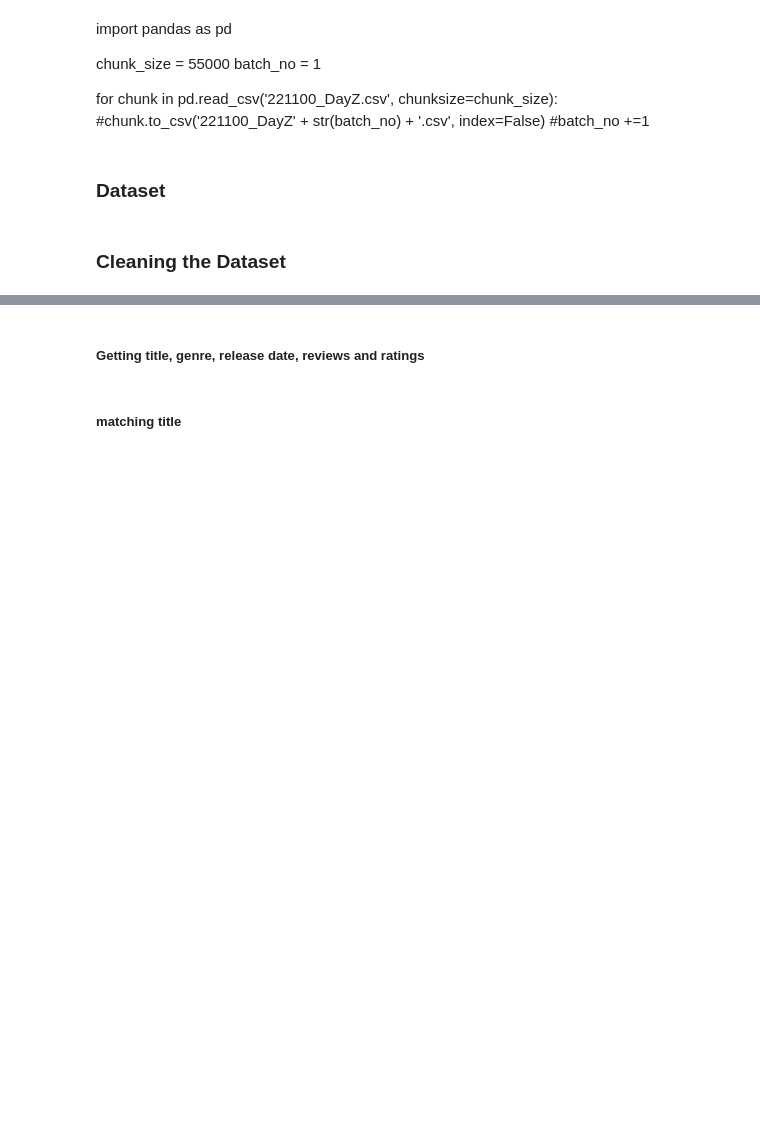
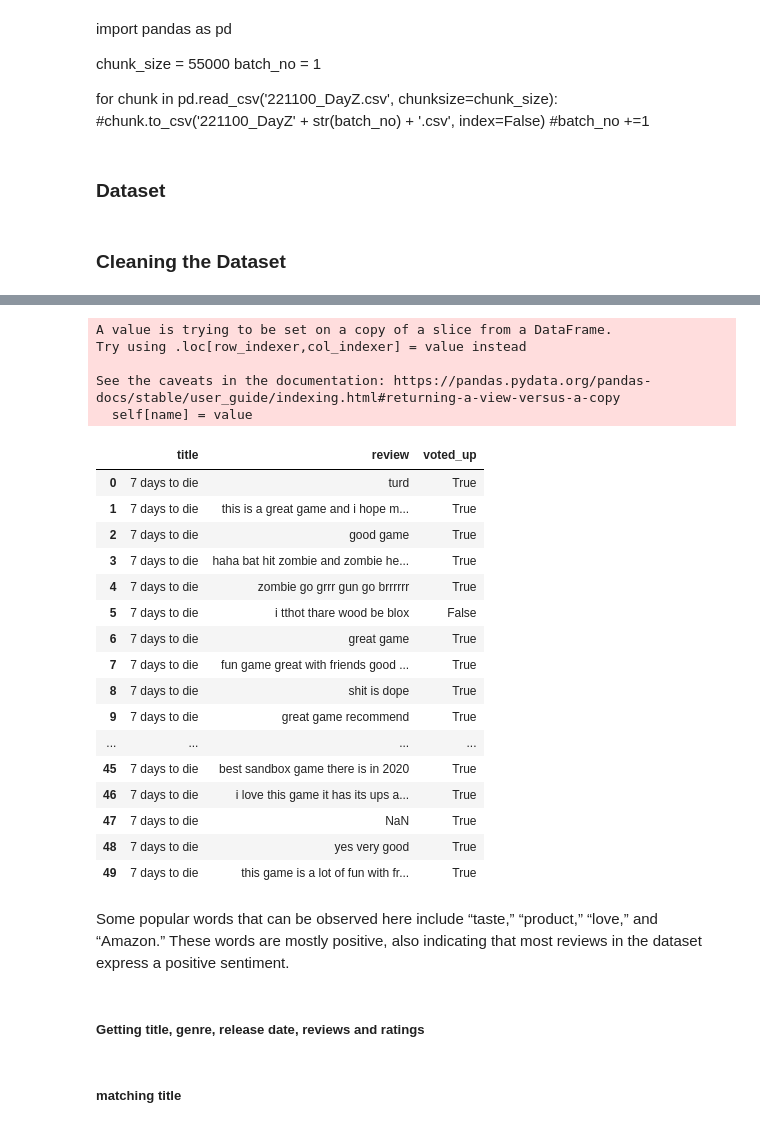
Before and after one commit to pyaepyaelily/videoGame, a Jupyter notebook: videoGame.ipynb, the cells around one changed output, grey strips where cells are left out. Saved outputs shown, nothing was run; the diff lists cells and outputs as text; code cells hidden in the pictures; blank space fills up the shorter version.

Commit message:
trying text analysis

```diff
--- a/videoGame.ipynb
+++ b/videoGame.ipynb
@@ -60,0 +74,8 @@ steamData['title'] = hero.clean(steamData['name'], pipeline = custom_pipeline)
+# %%
+steamReviews_1 = steamCombinedReviews.iloc[:50,:]
+# %%
+chunks = list()
+chunk_size = 10
+num_chunks = len(steamReviews_1) // chunk_size + 1
+for i in range(num_chunks):
+    chunks.append(steamReviews_1[i*chunk_size:(i+1)*chunk_size])
@@ -60,0 +124,46 @@ steamData['title'] = hero.clean(steamData['name'], pipeline = custom_pipeline)
+# %%
+from texthero import stopwords
+default_stopwords = stopwords.DEFAULT
+custom_stopwords = default_stopwords.union(set(["game","mods"]))
+
+
+custom_pipeline_review = [preprocessing.fillna
+                          , preprocessing.lowercase
+                          , preprocessing.remove_punctuation
+                          , preprocessing.remove_diacritics
+                          , preprocessing.remove_whitespace
+                          , preprocessing.drop_no_content]
+
+#steamCombinedReviews['clean_review'] = hero.clean(steamCombinedReviews['review'], pipeline = custom_pipeline_review)
+
+for dataframeTest in chunks:
+    dataframeTest.review = hero.clean(dataframeTest.review, pipeline = custom_pipeline_review)
+    #dataframeTest.review = hero.remove_stopwords(dataframeTest.review, custom_stopwords)
+# %% [output]
+A value is trying to be set on a copy of a slice from a DataFrame.
+Try using .loc[row_indexer,col_indexer] = value instead
+
+See the caveats in the documentation: https://pandas.pydata.org/pandas-docs/stable/user_guide/indexing.html#returning-a-view-versus-a-copy
+  self[name] = value
+# %%
+df = pd.concat(chunks)
+# %%
+df
+# %% [output]
+|  | title | review | voted_up |
+| 0 | 7 days to die | turd | True |
+| 1 | 7 days to die | this is a great game and i hope m... | True |
+| 2 | 7 days to die | good game | True |
+| 3 | 7 days to die | haha bat hit zombie and zombie he... | True |
+| 4 | 7 days to die | zombie go grrr gun go brrrrrr | True |
+| 5 | 7 days to die | i tthot thare wood be blox | False |
+| 6 | 7 days to die | great game | True |
+| 7 | 7 days to die | fun game great with friends good ... | True |
+| 8 | 7 days to die | shit is dope | True |
+| 9 | 7 days to die | great game recommend | True |
+| ... | ... | ... | ... |
+| 45 | 7 days to die | best sandbox game there is in 2020 | True |
+| 46 | 7 days to die | i love this game it has its ups a... | True |
+| 47 | 7 days to die | NaN | True |
+| 48 | 7 days to die | yes very good | True |
+| 49 | 7 days to die | this game is a lot of fun with fr... | True |
@@ -61,3 +178,5 @@ steamData['title'] = hero.clean(steamData['name'], pipeline = custom_pipeline)
+# %% [markdown]
+Some popular words that can be observed here include “taste,” “product,” “love,” and “Amazon.” These words are mostly positive, also indicating that most reviews in the dataset express a positive sentiment.
 # %% [markdown]
 ##### Getting title, genre, release date, reviews and ratings
 # %%
```
Also changed, not shown: parts of 17 cells of this notebook.
